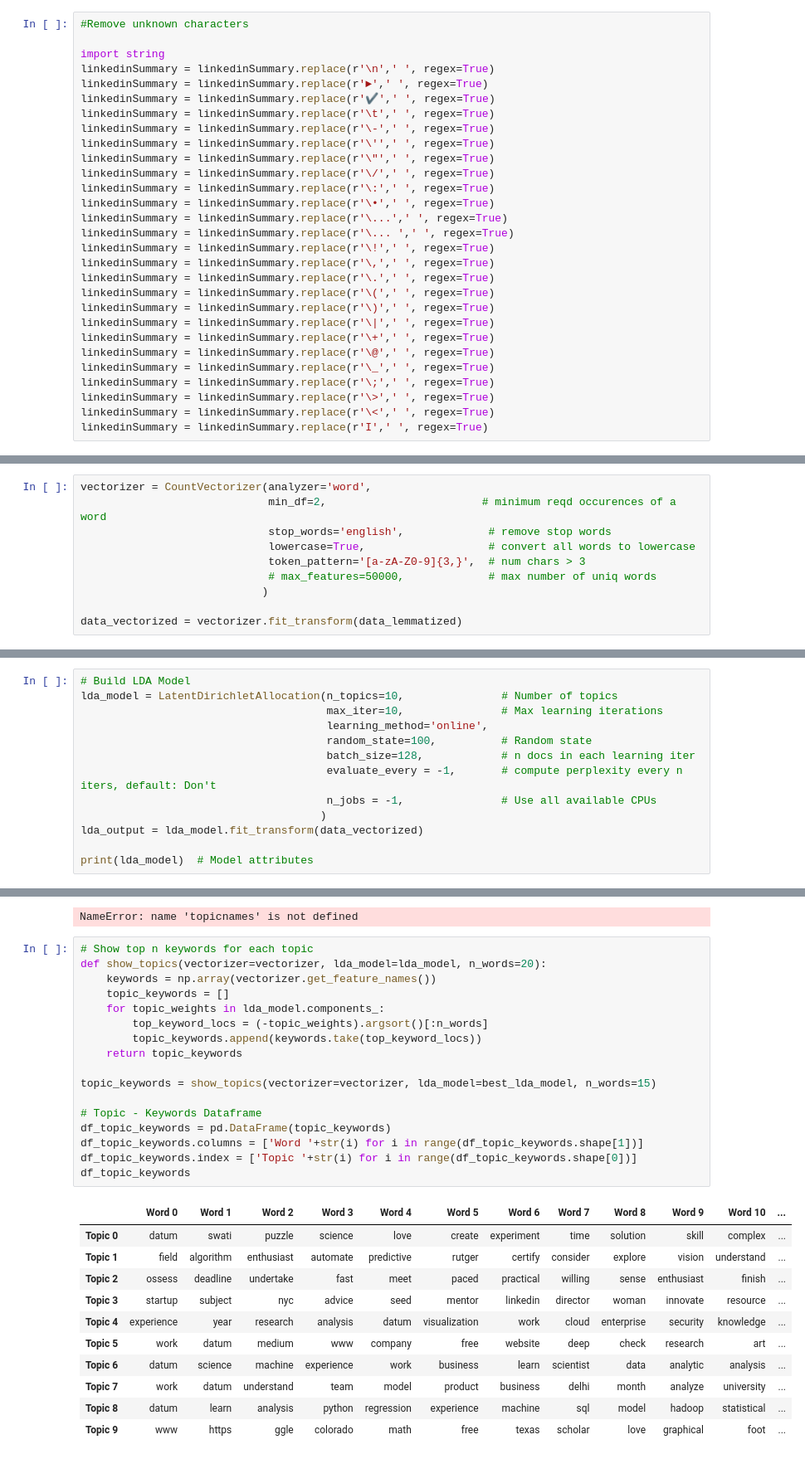
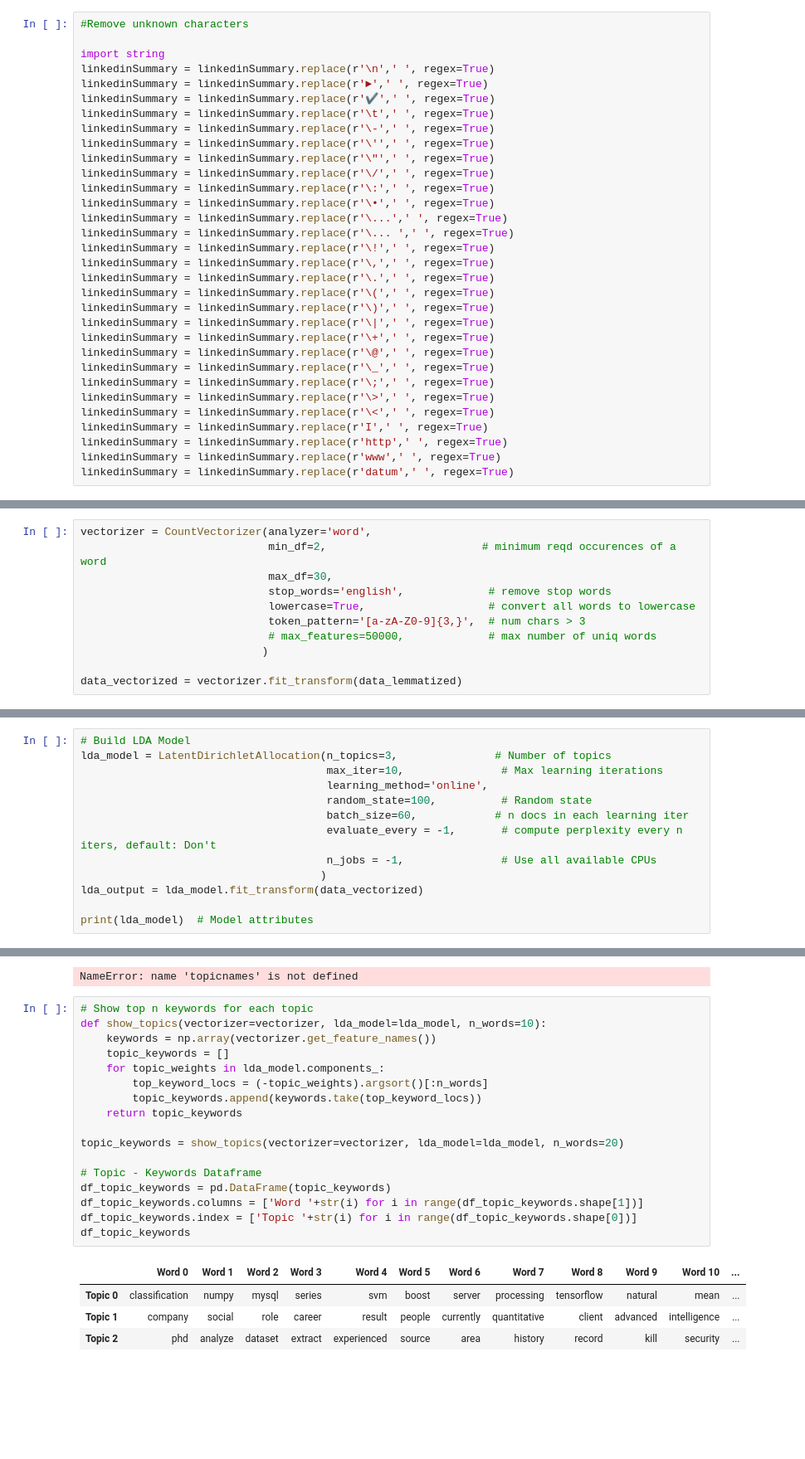
Before and after one commit to mbriones/LinkedinDiversity, a Jupyter notebook: LinkedinLDAPredict.ipynb, the cells around one changed output, grey strips where cells are left out. Shown at 83% size. Drawn from its saved outputs; the diff is of its cells as text; blank space fills up the shorter version.

```diff
--- a/LinkedinLDAPredict.ipynb
+++ b/LinkedinLDAPredict.ipynb
@@ -82,6 +82,9 @@ linkedinSummary = linkedinSummary.replace(r'\;',' ', regex=True)
 linkedinSummary = linkedinSummary.replace(r'\>',' ', regex=True)
 linkedinSummary = linkedinSummary.replace(r'\<',' ', regex=True)
 linkedinSummary = linkedinSummary.replace(r'I',' ', regex=True)
+linkedinSummary = linkedinSummary.replace(r'http',' ', regex=True)
+linkedinSummary = linkedinSummary.replace(r'www',' ', regex=True)
+linkedinSummary = linkedinSummary.replace(r'datum',' ', regex=True)
 # %%
 linkedinSummarytwo = linkedinSummary.summary.values.tolist()
 print(linkedinSummarytwo)
@@ -131,6 +135,7 @@ print(data_lemmatized[:2])
 # %%
 vectorizer = CountVectorizer(analyzer='word',
                              min_df=2,                        # minimum reqd occurences of a word
+                             max_df=30,
                              stop_words='english',             # remove stop words
                              lowercase=True,                   # convert all words to lowercase
                              token_pattern='[a-zA-Z0-9]{3,}',  # num chars > 3
@@ -149,10 +154,10 @@ Sparsicity:  2.2465007306944615 %
 # %%
 # Build LDA Model
-lda_model = LatentDirichletAllocation(n_topics=10,               # Number of topics
+lda_model = LatentDirichletAllocation(n_topics=3,               # Number of topics
                                       max_iter=10,               # Max learning iterations
                                       learning_method='online',
                                       random_state=100,          # Random state
-                                      batch_size=128,            # n docs in each learning iter
+                                      batch_size=60,            # n docs in each learning iter
                                       evaluate_every = -1,       # compute perplexity every n iters, default: Don't
                                       n_jobs = -1,               # Use all available CPUs
                                      )
@@ -362,33 +367,26 @@ df_topic_keywords.head()
 NameError: name 'topicnames' is not defined
 # %%
 # Show top n keywords for each topic
-def show_topics(vectorizer=vectorizer, lda_model=lda_model, n_words=20):
+def show_topics(vectorizer=vectorizer, lda_model=lda_model, n_words=10):
     keywords = np.array(vectorizer.get_feature_names())
     topic_keywords = []
     for topic_weights in lda_model.components_:
         top_keyword_locs = (-topic_weights).argsort()[:n_words]
         topic_keywords.append(keywords.take(top_keyword_locs))
     return topic_keywords
 
-topic_keywords = show_topics(vectorizer=vectorizer, lda_model=best_lda_model, n_words=15)
+topic_keywords = show_topics(vectorizer=vectorizer, lda_model=lda_model, n_words=20)
 
 # Topic - Keywords Dataframe
 df_topic_keywords = pd.DataFrame(topic_keywords)
 df_topic_keywords.columns = ['Word '+str(i) for i in range(df_topic_keywords.shape[1])]
 df_topic_keywords.index = ['Topic '+str(i) for i in range(df_topic_keywords.shape[0])]
 df_topic_keywords
 # %% [output]
 |  | Word 0 | Word 1 | Word 2 | Word 3 | Word 4 | Word 5 | Word 6 | Word 7 | Word 8 | Word 9 | Word 10 | ... |
-| Topic 0 | datum | swati | puzzle | science | love | create | experiment | time | solution | skill | complex | ... |
-| Topic 1 | field | algorithm | enthusiast | automate | predictive | rutger | certify | consider | explore | vision | understand | ... |
-| Topic 2 | ossess | deadline | undertake | fast | meet | paced | practical | willing | sense | enthusiast | finish | ... |
-| Topic 3 | startup | subject | nyc | advice | seed | mentor | linkedin | director | woman | innovate | resource | ... |
-| Topic 4 | experience | year | research | analysis | datum | visualization | work | cloud | enterprise | security | knowledge | ... |
-| Topic 5 | work | datum | medium | www | company | free | website | deep | check | research | art | ... |
-| Topic 6 | datum | science | machine | experience | work | business | learn | scientist | data | analytic | analysis | ... |
-| Topic 7 | work | datum | understand | team | model | product | business | delhi | month | analyze | university | ... |
-| Topic 8 | datum | learn | analysis | python | regression | experience | machine | sql | model | hadoop | statistical | ... |
-| Topic 9 | www | https | ggle | colorado | math | free | texas | scholar | love | graphical | foot | ... |
+| Topic 0 | classification | numpy | mysql | series | svm | boost | server | processing | tensorflow | natural | mean | ... |
+| Topic 1 | company | social | role | career | result | people | currently | quantitative | client | advanced | intelligence | ... |
+| Topic 2 | phd | analyze | dataset | extract | experienced | source | area | history | record | kill | security | ... |
 # %%
 # Define function to predict topic for a given text document.
 nlp = spacy.load('en', disable=['parser', 'ner'])
```
Also changed, not shown: parts of 15 cells of this notebook, 7 other files.
